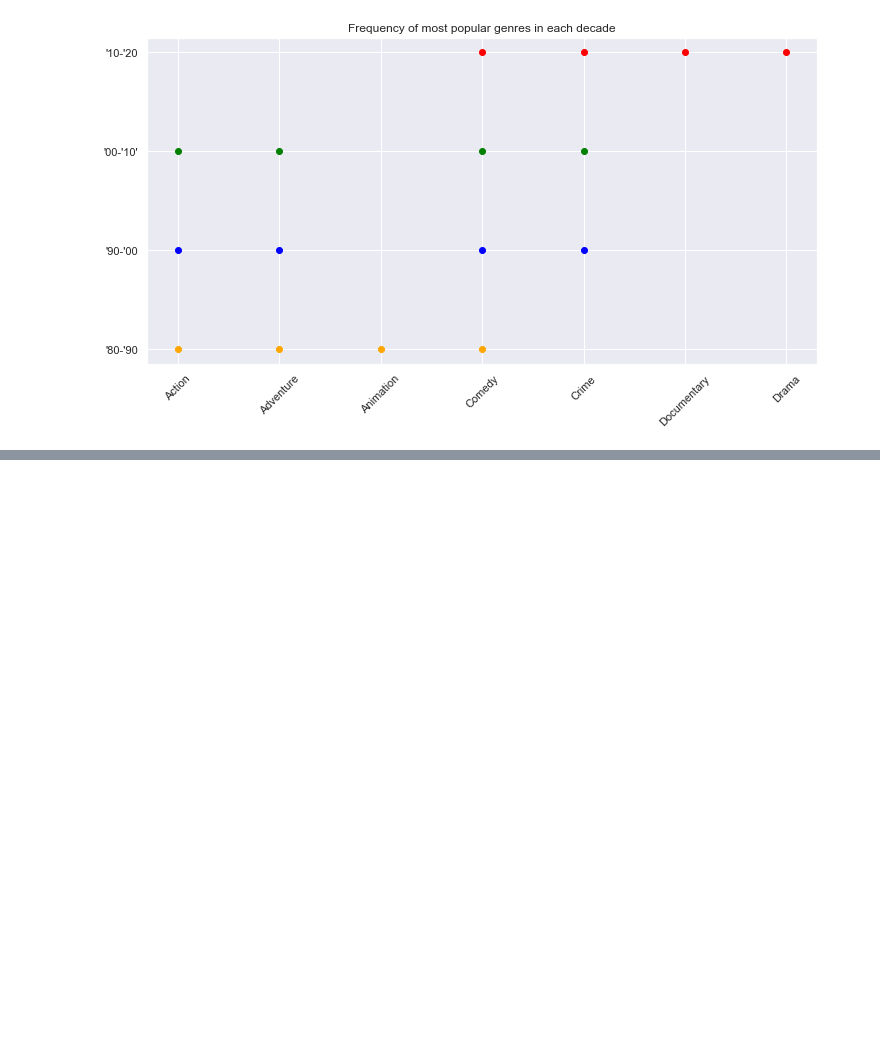
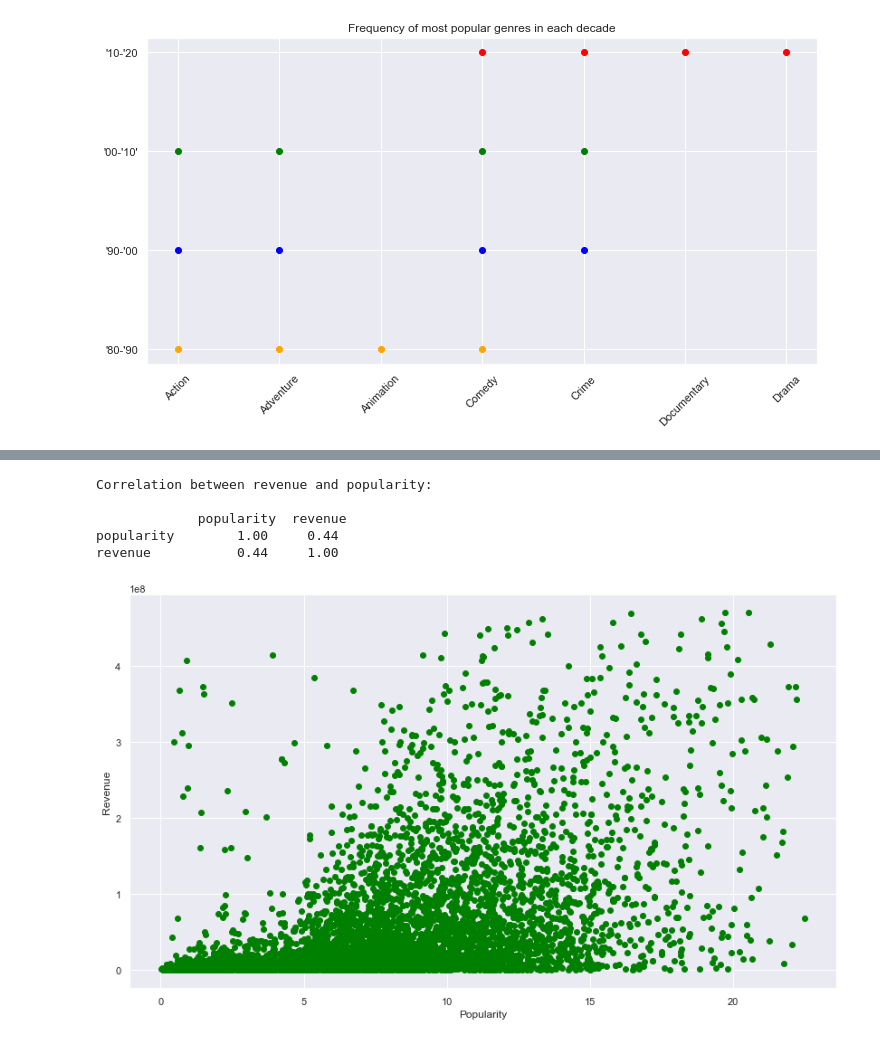
Before and after one commit to nastazya/Movies-analytics, a Jupyter notebook: EDA.ipynb, the cells around one changed output, grey strips where cells are left out. Cells and saved outputs as stored; diff of their text form; code cells hidden in the pictures; blank space fills up the shorter version.

```diff
--- a/EDA.ipynb
+++ b/EDA.ipynb
@@ -610,0 +646,17 @@ Text(0, 0.5, '$')
+# %%
+# Does the popularity affect revenue?
+#Dependence is not observed
+
+plt.figure(figsize=(14,8))
+plt.plot(df['popularity'], df['revenue'], 'o', color='green')
+plt.xlabel('Popularity')
+plt.ylabel('Revenue')
+
+print('Correlation between revenue and popularity: \n\n', df[['popularity','revenue']].corr())
+# %% [output]
+Correlation between revenue and popularity:
+
+             popularity  revenue
+popularity        1.00     0.44
+revenue           0.44     1.00
+[figure, added]
```
Also changed, not shown: parts of 4 cells of this notebook.
